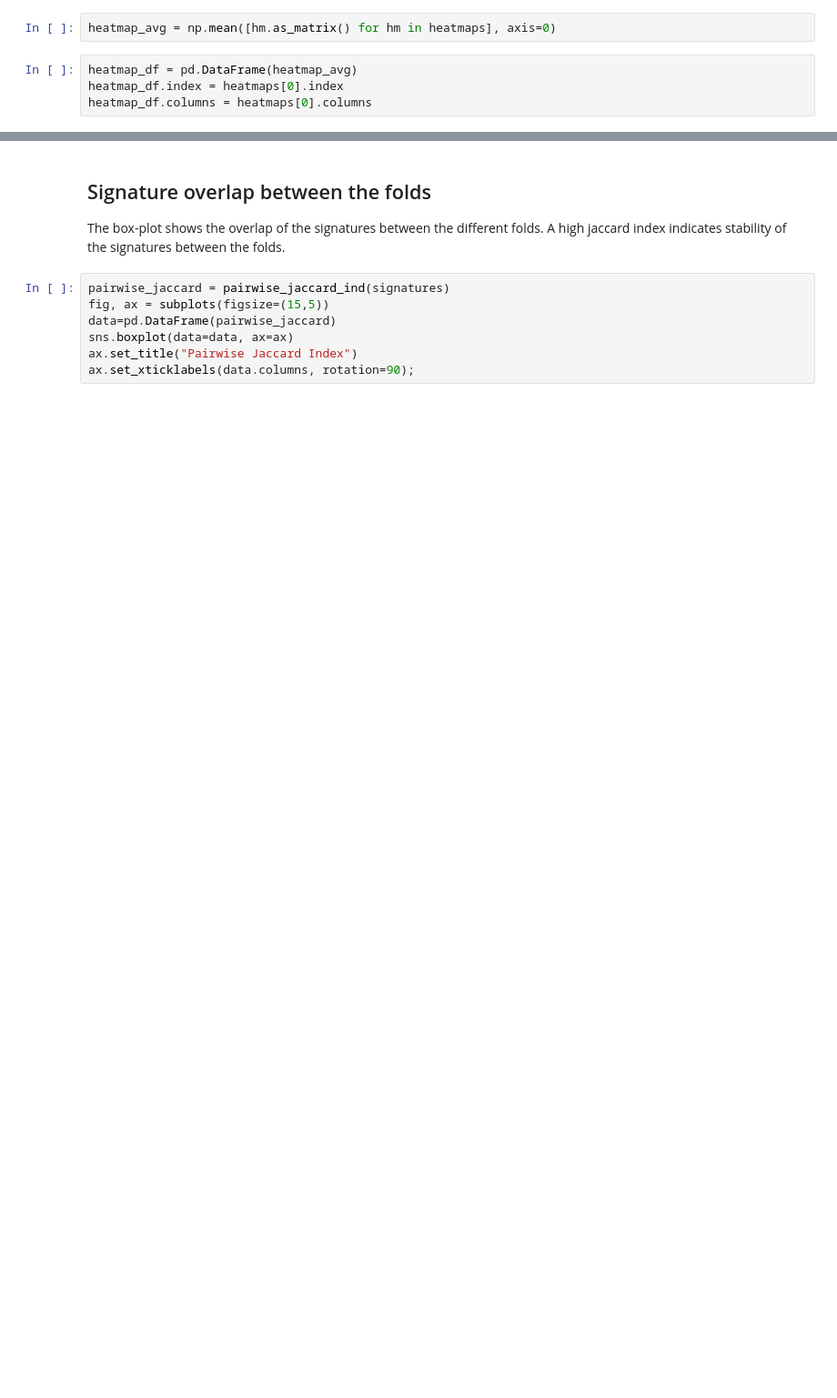
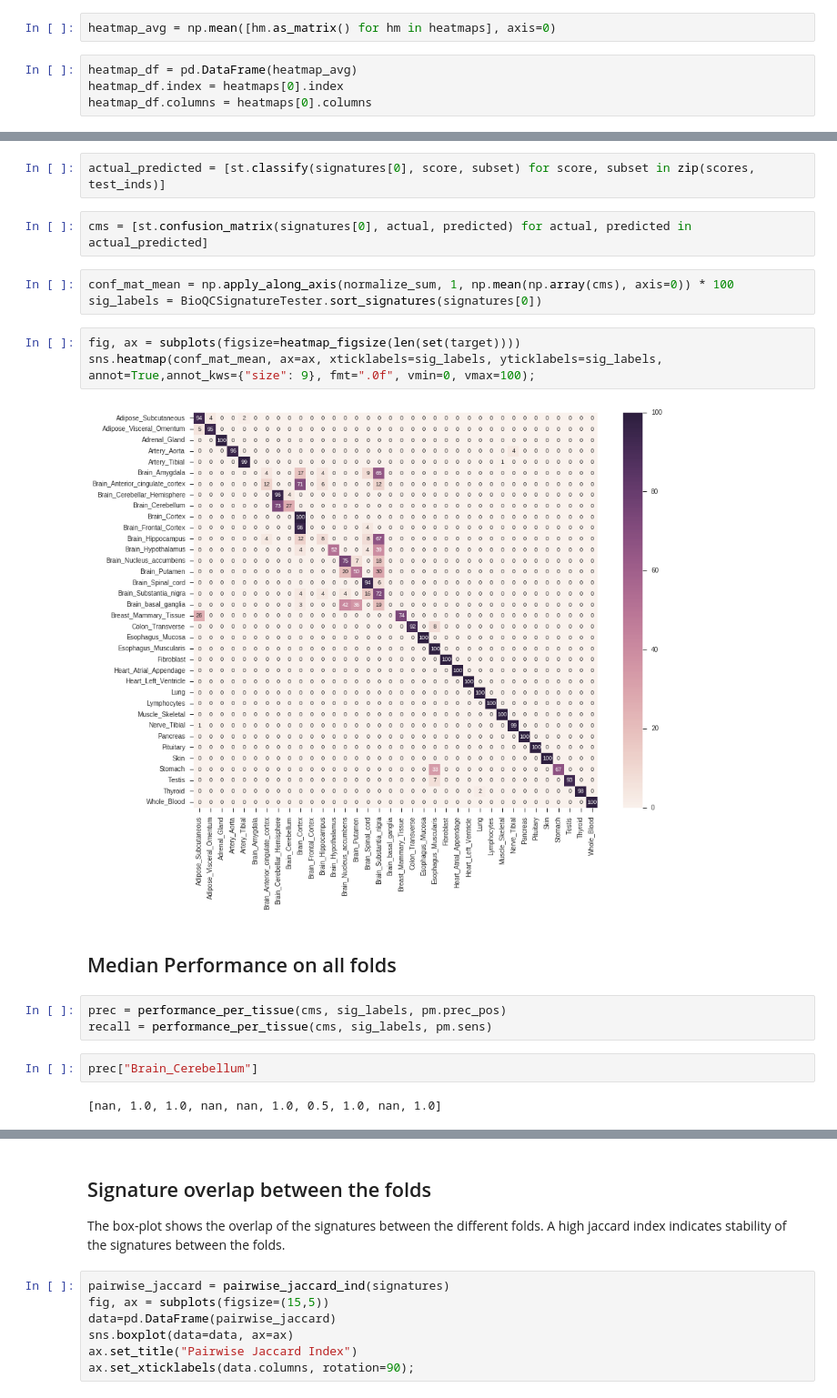
Before and after one commit to grst/gtex-signatures, a Jupyter notebook: notebooks/make_gtex_signatures.ipynb, the cells around one changed output, grey strips where cells are left out. Shown at 91% size. Cells and saved outputs as stored; diff of their text form; blank space fills up the shorter version.

```diff
--- a/notebooks/make_gtex_signatures.ipynb
+++ b/notebooks/make_gtex_signatures.ipynb
@@ -98,0 +135,21 @@ ax.set_xlabel("mean of samples")
+# %%
+actual_predicted = [st.classify(signatures[0], score, subset) for score, subset in zip(scores, test_inds)]
+# %%
+cms = [st.confusion_matrix(signatures[0], actual, predicted) for actual, predicted in actual_predicted]
+# %%
+conf_mat_mean = np.apply_along_axis(normalize_sum, 1, np.mean(np.array(cms), axis=0)) * 100
+sig_labels = BioQCSignatureTester.sort_signatures(signatures[0])
+# %%
+fig, ax = subplots(figsize=heatmap_figsize(len(set(target))))
+sns.heatmap(conf_mat_mean, ax=ax, xticklabels=sig_labels, yticklabels=sig_labels, annot=True,annot_kws={"size": 9}, fmt=".0f", vmin=0, vmax=100);
+# %% [output]
+[figure, added]
+# %% [markdown]
+## Median Performance on all folds
+# %%
+prec = performance_per_tissue(cms, sig_labels, pm.prec_pos)
+recall = performance_per_tissue(cms, sig_labels, pm.sens)
+# %%
+prec["Brain_Cerebellum"]
+# %% [output]
+[nan, 1.0, 1.0, nan, nan, 1.0, 0.5, 1.0, nan, 1.0]
```
Also changed, not shown: parts of 41 cells of this notebook, 3 other files.
